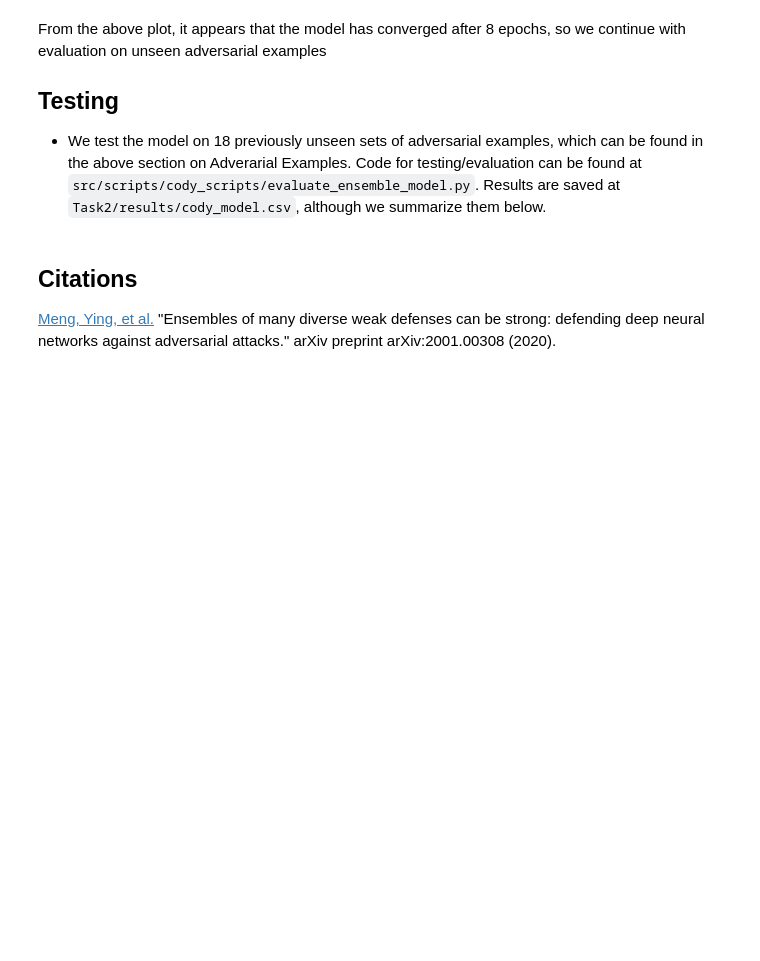
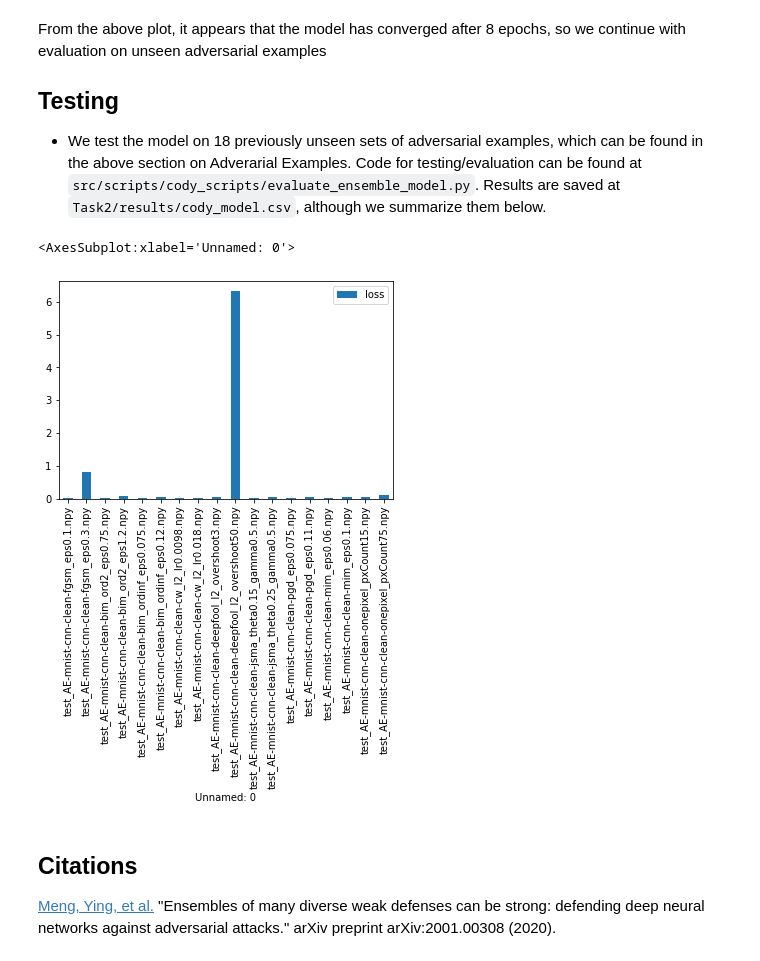
Before and after one commit to CJShearer/project-athena, a Jupyter notebook: Task2/Report.ipynb, the cells around one changed output. Drawn from its saved outputs; the diff is of its cells as text; code cells hidden in the pictures; blank space fills up the shorter version.

```diff
--- a/Task2/Report.ipynb
+++ b/Task2/Report.ipynb
@@ -203,6 +206,13 @@ From the above plot, it appears that the model has converged after 8 epochs, so
 
 ## Testing
 - We test the model on 18 previously unseen sets of adversarial examples, which can be found in the above section on Adverarial Examples. Code for testing/evaluation can be found at `src/scripts/cody_scripts/evaluate_ensemble_model.py`. Results are saved at `Task2/results/cody_model.csv`, although we summarize them below.
+# %%
+import pandas as pd
+results = pd.read_csv('results/cody_model.csv')
+results.plot.bar(x='Unnamed: 0', y='loss')
+# %% [output]
+<AxesSubplot:xlabel='Unnamed: 0'>
+[figure, added]
 # %% [markdown]
 ## Citations
 [Meng, Ying, et al.](https://arxiv.org/abs/2001.00308) "Ensembles of many diverse weak defenses can be strong: defending deep neural networks against adversarial attacks." arXiv preprint arXiv:2001.00308 (2020).
```
Also changed, not shown: parts of 2 cells of this notebook.
